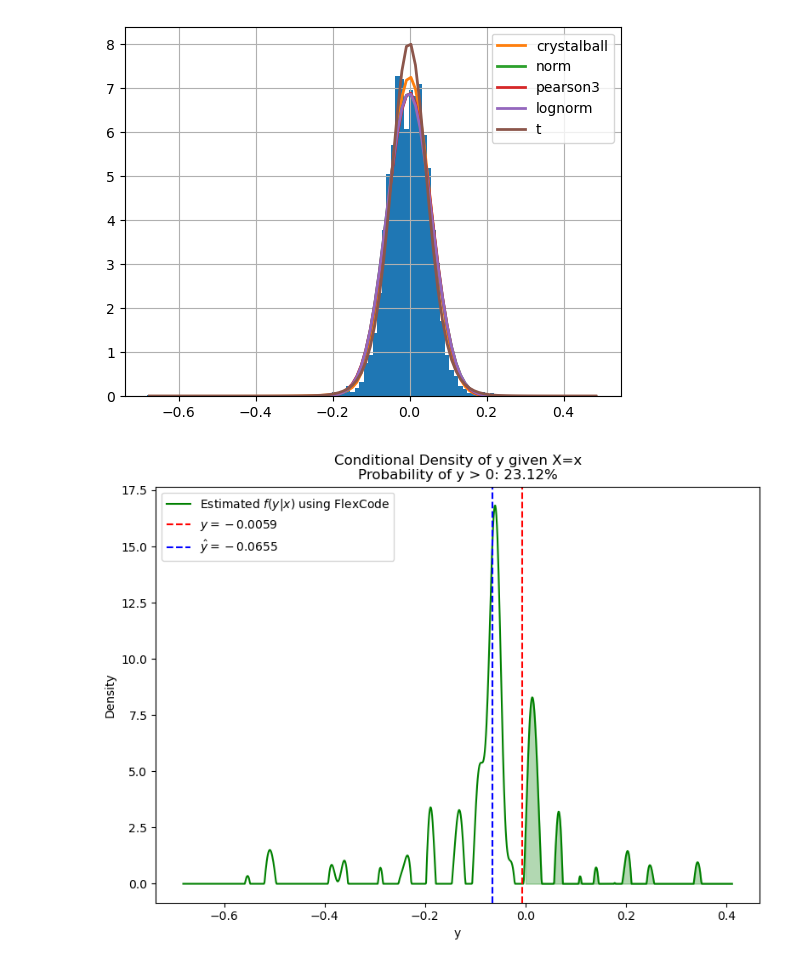
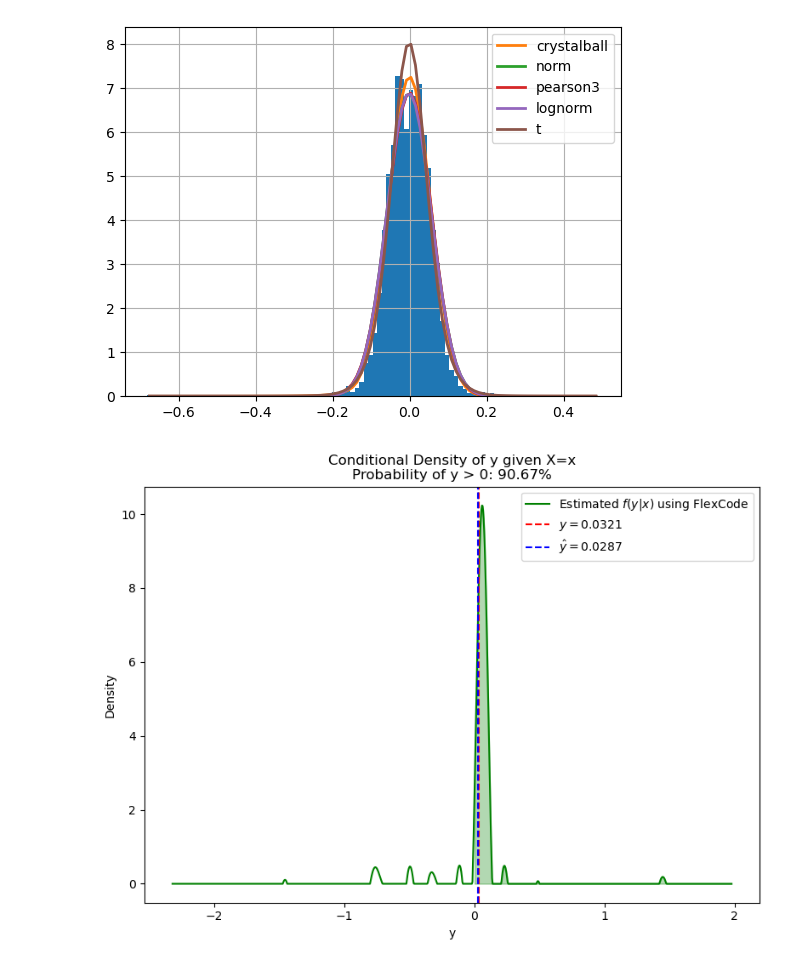
Before and after one commit to isaacvm98/timeout_analysis, a Jupyter notebook: modelling/nba_timeouts_modelling.ipynb, the cells around one changed output. Drawn from its saved outputs; the diff is of its cells as text; code cells hidden in the pictures.

```diff
--- a/modelling/nba_timeouts_modelling.ipynb
+++ b/modelling/nba_timeouts_modelling.ipynb
@@ -83,3 +99,4 @@ pca_components_df = pd.DataFrame(pca_components,columns=['PC1','PC2','PC3'])
 pca_components_df['home_to'] = df_analysis[(df_analysis['to_non_run']==1)]['home_to'].values
 # %%
 pca_components_df['next_3_avg_scoring_ratio'] = df_analysis[(df_analysis['to_non_run']==1)]['next_3_avg_scoring_ratio'].values
+pca_components_df['Season'] = (df_analysis[(df_analysis['to_non_run']==1)]['Season'].values).astype(int)
@@ -88,0 +103,3 @@ X_train,X_test,y_train,y_test =  train_test_split(pca_components_df.drop('next_3
+# %%
+train_df = pca_components_df[pca_components_df['Season']<23]
+test_df = pca_components_df[pca_components_df['Season']==23]
@@ -89 +108,6 @@ X_train,X_test,y_train,y_test =  train_test_split(pca_components_df.drop('next_3
+# %%
+X_train = train_df.drop(['Season','next_3_avg_scoring_ratio'],axis=1)
+y_train = train_df['next_3_avg_scoring_ratio']
+X_test = test_df.drop(['Season','next_3_avg_scoring_ratio'],axis=1)
+y_test = test_df['next_3_avg_scoring_ratio']
 # %%
@@ -146,7 +172,7 @@ print("Final Model CDE Loss: ", final_cde_loss)
 # %%
 # Parameterize and fit the FlexCode model
-model = flexcode.FlexCodeModel(XGBoost, max_basis=68, basis_system="cosine",
-                               regression_params={'n_estimators': 499, 'learning_rate': 0.09, 'max_depth': 10})
+model = flexcode.FlexCodeModel(XGBoost, max_basis=64, basis_system="cosine",
+                               regression_params={'n_estimators': 1470, 'learning_rate': 0.0808881770364235, 'max_depth': 10})
 model.fit(X_train.values, y_train.values)
 
 #Predict conditional densities and y grid using the model for validation set
@@ -210,5 +236,7 @@ ax.set_ylabel("Frequency")
 ax.legend()
 plt.tight_layout()
 plt.show()
-#-0.0969059333619775
+# Average Log-Likelihood: -0.32862157953660187
+# RMSE for Conditional Mean: 0.05549503556260016
+# RMSE for Conditional Standard Deviation: 0.09122680736668978
 # %% [output]
@@ -238,8 +266,8 @@ def conditional_mean(cde, y_grid):
     return mean_est
 # %%
 # Define the range for y values based on your data
-y_grid_refined = np.linspace(y_train.min(), y_train.max(), 1000)
-
+y_grid_refined = np.linspace(y_test.min(), y_test.max(), 1000)
+y_grid_flexcode = y_grid_flexcode.ravel()
 # Plotting setup
 fig, ax = plt.subplots(figsize=(8, 6))
 beta, m = 1, 2
@@ -251,42 +279,37 @@ for c, sample_index in enumerate(np.random.RandomState().choice(len(X_test), siz
     # Calculate PDF of crystalball distribution for the given y_value
     pdf_logistic = stats.crystalball.pdf(y_grid_refined, loc=y_value, scale=0.02, beta=beta, m=m)
     cde = cdes[sample_index]
-
-    # Calculate Q1 and Q3
-    q1 = np.percentile(cde, 25)
-    q3 = np.percentile(cde, 75)
+    cde_df = pd.DataFrame([cde, y_grid_flexcode]).T
+    cde_df.columns = ['cde', 'y_grid_flexcode']
 
     # Plot real conditional density (logistic distribution)
     # ax.plot(y_grid_refined, pdf_logistic, "--", color=f"blue", label=f"Real $f(y | x = {y_value})$ Logistic")
 
     # Plot estimated CDE using FlexCode model
     ax.plot(y_grid_flexcode, cde, color=f"green", label=f"Estimated $f(y | x)$ using FlexCode")
 
     # Shade the area where y > 0 for the FlexCode model CDE
     ax.fill_between(y_grid_flexcode, 0, cde, where=(y_grid_flexcode > 0), color=f"green", alpha=0.3)
     #ax.fill_between(y_grid_flexcode, 0, cde, where=(cde >= q1) & (cde <= q3), color="green", alpha=0.3, label=f"Q1-Q3 range {q1} - {q3} ")
 
     # Highlight the actual y value with a vertical line
     ax.axvline(y_value, color="red", linestyle="--", label=f"$y = {y_value}$")
 
     # Calculate conditional mean
-    y_hat = conditional_mean(cde, y_grid_flexcode)
+    y_hat = round(float(np.sum(cde_df['cde'] * cde_df['y_grid_flexcode'])/np.sum(cde_df['cde'])),4)
 
     # Highlight the conditional mean y_hat with a vertical line
     ax.axvline(y_hat, color="blue", linestyle="--", label=rf"$\hat{{y}} = {y_hat}$")
 
     # Calculate positive probability
-    cde_df = pd.DataFrame([cde, y_grid_flexcode]).T
-    cde_df.columns = ['cde', 'y_grid_flexcode']
-    positive_prob = np.round((cde_df[(cde_df['cde'] > 0) & (cde_df['y_grid_flexcode'] > 0)]['cde'].sum() / 1000) * 100, 2)
-
+    positive_prob = np.round((cde_df[(cde_df['cde']>0)&(cde_df['y_grid_flexcode']>0)]['cde'].sum()/cde_df['cde'].sum())*100, 2)
 # Set plot labels and title
 ax.set_title("Conditional Density of y given X=x\n" + f"Probability of y > 0: {positive_prob}%")
 ax.set_xlabel("y")
 ax.set_ylabel("Density")
 ax.legend()
 
 plt.tight_layout()
 plt.show()
 # %% [output]
-[figure, old version]
+[figure, new version]
```
Also changed, not shown: parts of 41 cells of this notebook, 3 other files.
